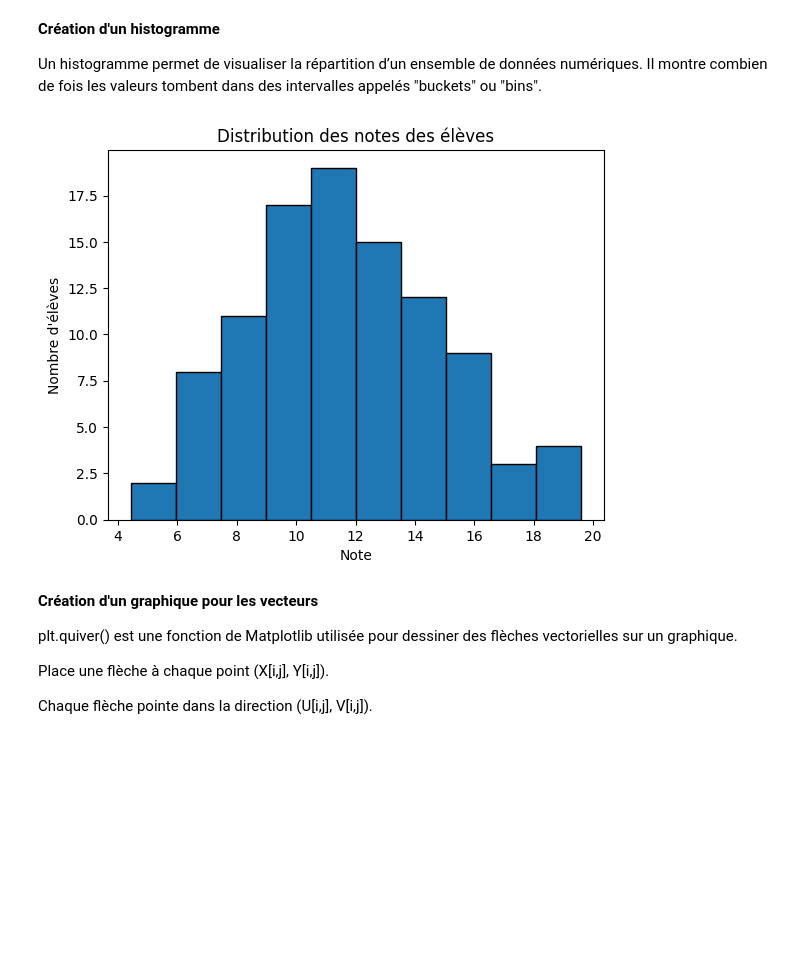
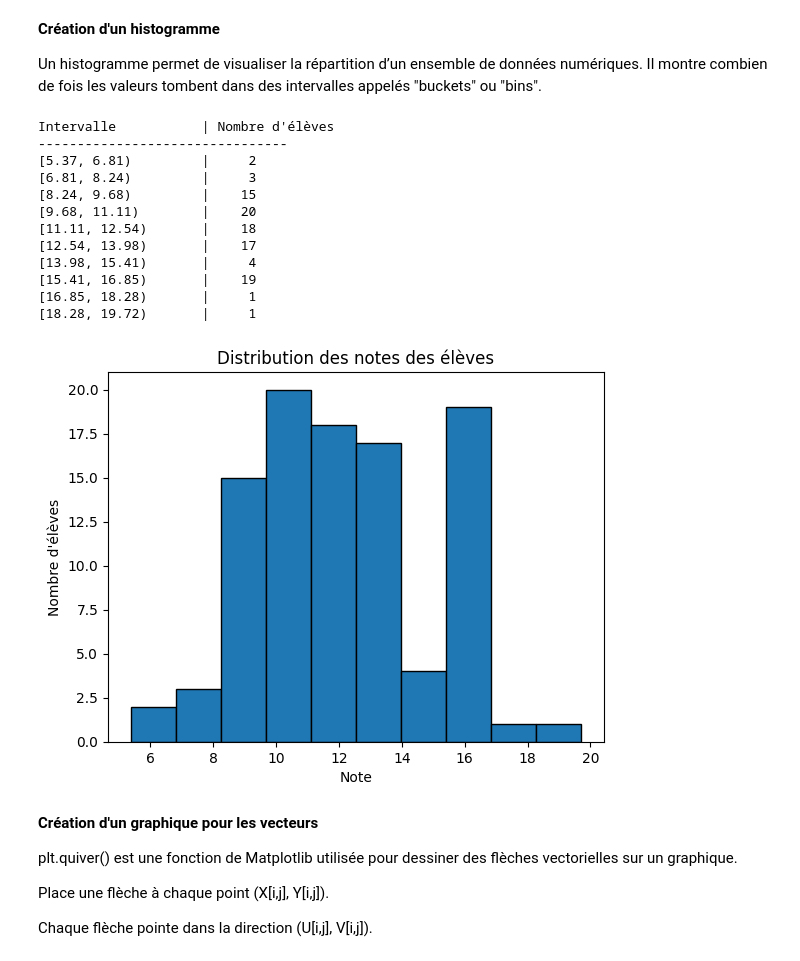
Before and after one commit to wakil69/InformatiquePrepaPlus, a Jupyter notebook: Cours/BasesPython/7.graphique/Graphiques.ipynb, the cells around one changed output. Cells and saved outputs as stored; diff of their text form; code cells hidden in the pictures; blank space fills up the shorter version.

Commit message:
notes orales done pour bases python

```diff
--- a/Cours/BasesPython/7.graphique/Graphiques.ipynb
+++ b/Cours/BasesPython/7.graphique/Graphiques.ipynb
@@ -129,20 +129,39 @@ Un histogramme permet de visualiser la répartition d’un ensemble de données
 Il montre combien de fois les valeurs tombent dans des intervalles appelés "buckets" ou "bins".
 # %%
 # notes entre 0 et 20 pour 100 élèves
-# loc = moyenne, scale = écart-type, size = nb de valeurs
+# loc = moyenne, scale = écart-type, size = nb de valeurs générees
+# np.random.seed(1)
 notes = np.random.normal(loc=12, scale=3, size=100)
-notes = np.clip(notes, 0, 20)
+notes = np.clip(notes, 0, 20) # on tronque les valeurs entre 0 et 20, toutes les valeurs restent inchangées exceptés la valeur mini et maxi
 
-plt.hist(notes, bins=10, edgecolor='black')
+counts, bins, patches = plt.hist(notes, bins=10, edgecolor='black')
+
+print(f"{'Intervalle':<20} | {'Nombre d\'élèves':>5}")
+print("-" * 32)
+for i in range(len(counts)):
+    intervalle = f"[{bins[i]:.2f}, {bins[i+1]:.2f})"
+    print(f"{intervalle:<20} | {int(counts[i]):>5}")
 
 plt.title("Distribution des notes des élèves")
 plt.xlabel("Note")
 plt.ylabel("Nombre d'élèves")
 
 # plt.grid(True)
 plt.show()
 # %% [output]
+Intervalle           | Nombre d'élèves
+--------------------------------
+[5.37, 6.81)         |     2
+[6.81, 8.24)         |     3
+[8.24, 9.68)         |    15
+[9.68, 11.11)        |    20
+[11.11, 12.54)       |    18
+[12.54, 13.98)       |    17
+[13.98, 15.41)       |     4
+[15.41, 16.85)       |    19
+[16.85, 18.28)       |     1
+[18.28, 19.72)       |     1
-[figure, old version]
+[figure, new version]
 # %% [markdown]
 **Création d'un graphique pour les vecteurs**
 
```
Also changed, not shown: parts of 9 cells of this notebook, 6 other files.
